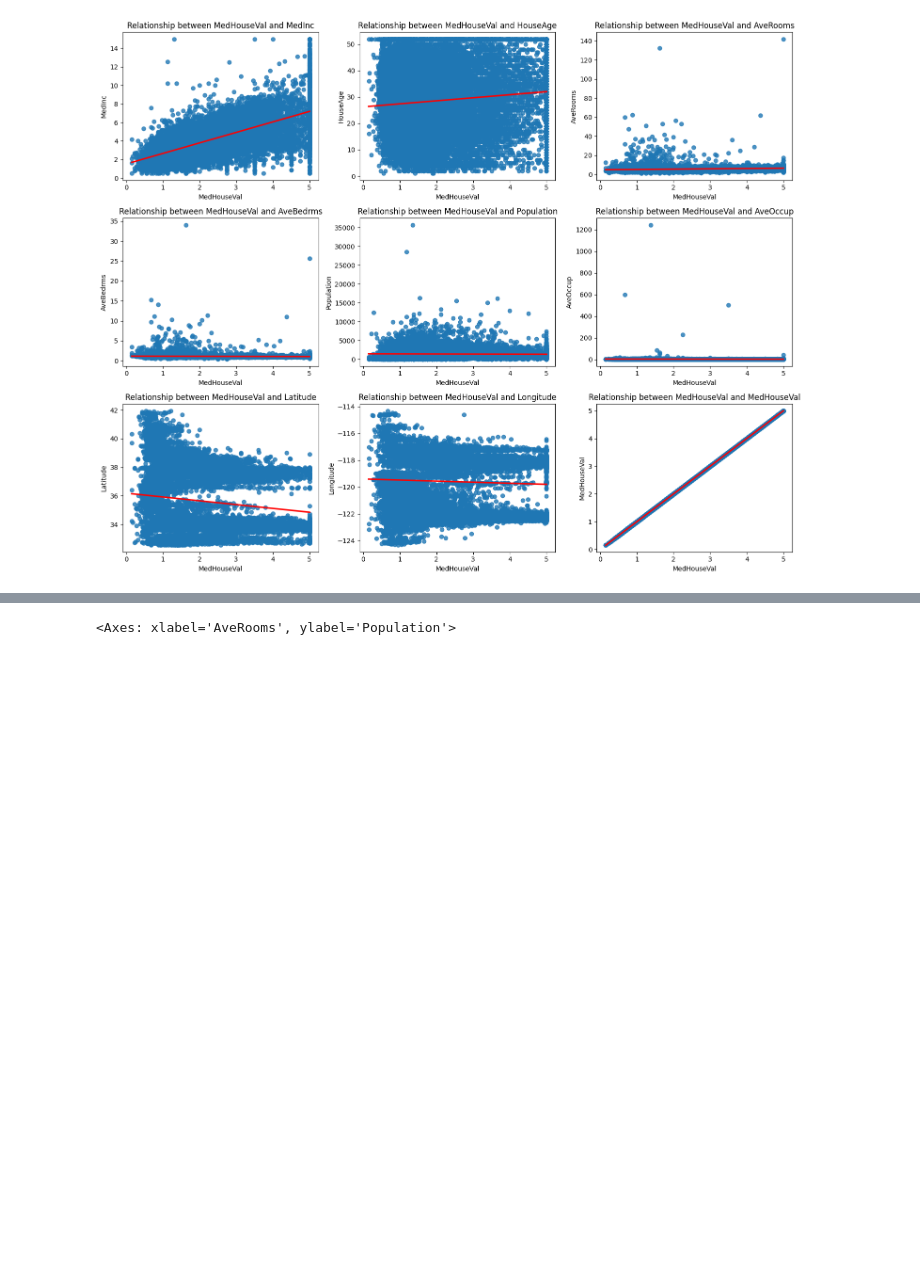
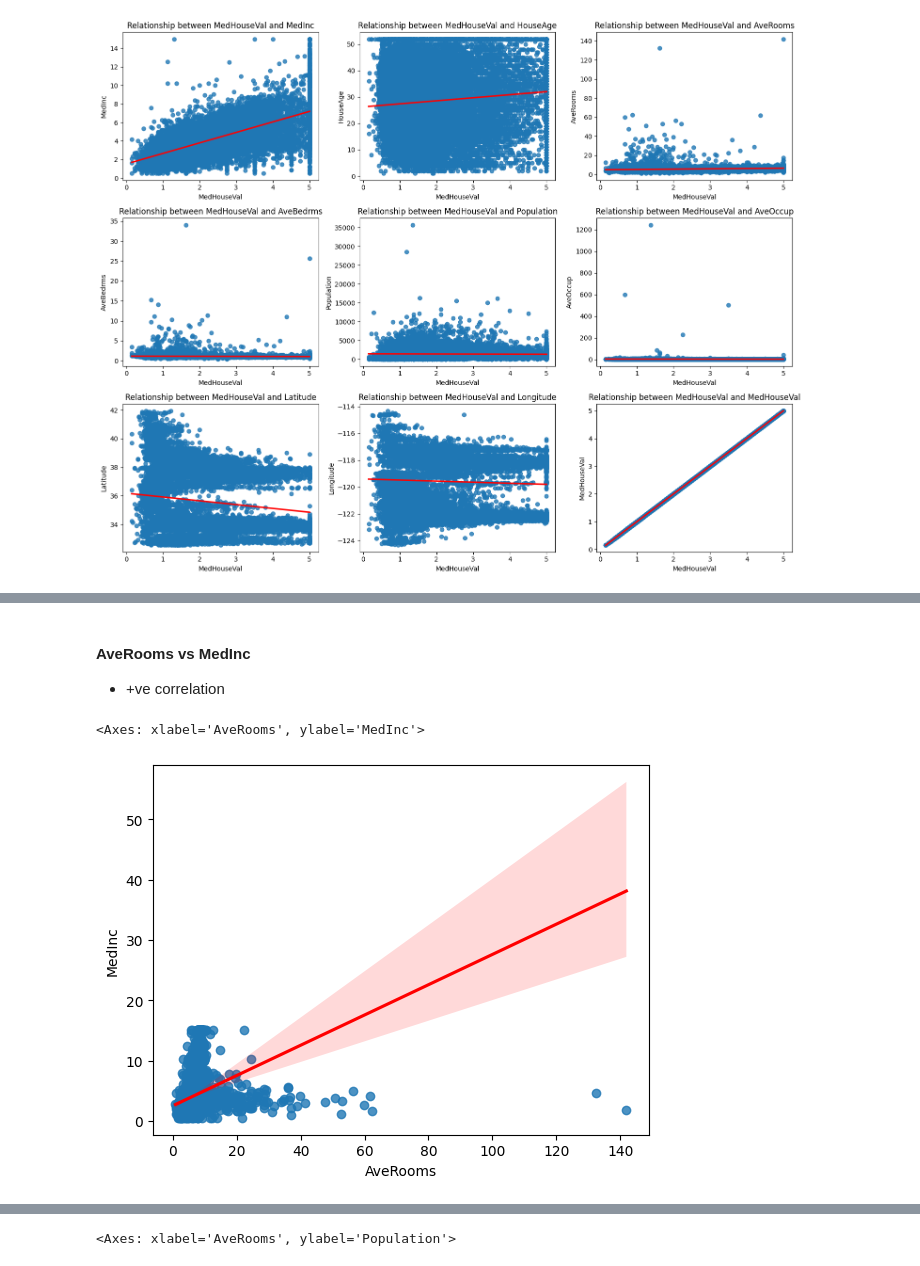
Before and after one commit to sheilambadi/machine-learning-zoomcamp, a Jupyter notebook: machine-learning-zoomcamp/02_regression/california_housing_price_prediction.ipynb, the cells around one changed output, grey strips where cells are left out. Cells and saved outputs as stored; diff of their text form; code cells hidden in the pictures; blank space fills up the shorter version.

```diff
--- a/machine-learning-zoomcamp/02_regression/california_housing_price_prediction.ipynb
+++ b/machine-learning-zoomcamp/02_regression/california_housing_price_prediction.ipynb
@@ -265,0 +282,9 @@ plt.tight_layout()
+# %% [markdown]
+#### AveRooms vs MedInc
+
+- +ve correlation
+# %%
+sns.regplot(x='AveRooms', y='MedInc', data=combined_df, scatter=True, line_kws={"color":"red"})
+# %% [output]
+<Axes: xlabel='AveRooms', ylabel='MedInc'>
+[figure, added]
```
Also changed, not shown: parts of 16 cells of this notebook.
